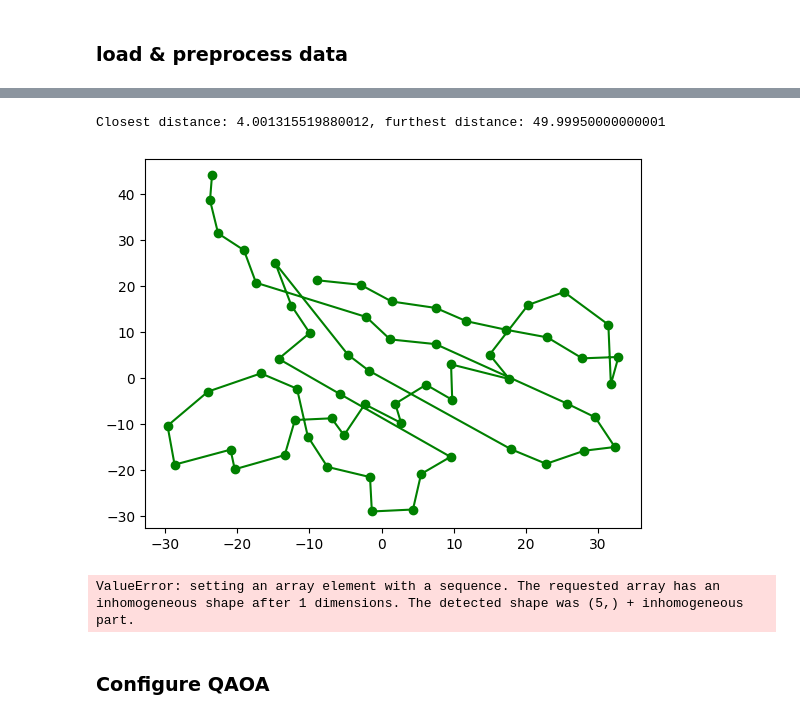
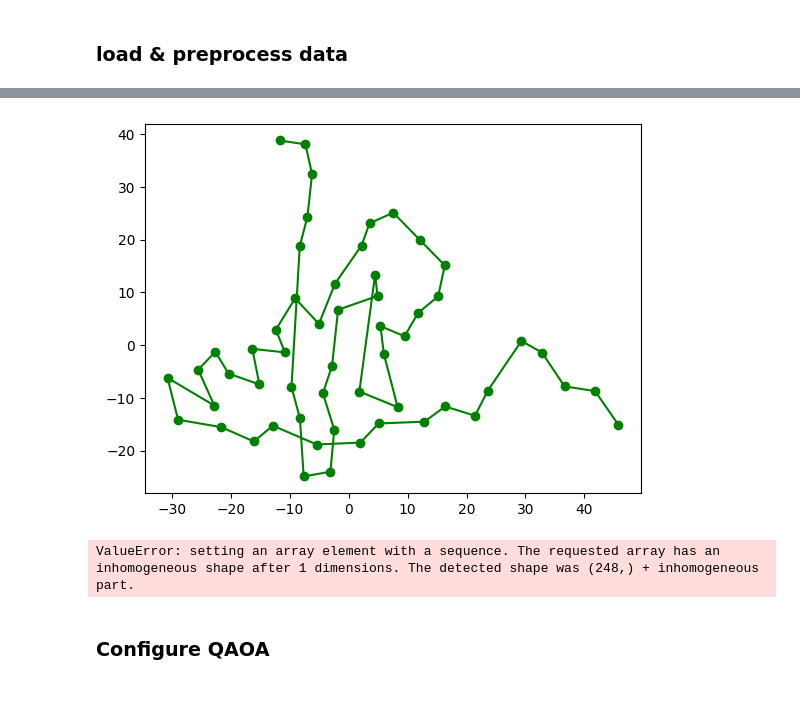
Before and after one commit to iljapavlov/EPIQEK, a Jupyter notebook: qaoa.ipynb, the cells around one changed output, grey strips where cells are left out. Cells and saved outputs as stored; diff of their text form; code cells hidden in the pictures.

```diff
--- a/qaoa.ipynb
+++ b/qaoa.ipynb
@@ -278,15 +262,38 @@ Closest distance: 0.5987573432715014, furthest d
+# %%
+import pickle
+
+def save_object(obj, file_path):
+    try:
+        with open(file_path, 'wb') as file:
+            pickle.dump(obj, file)
+        print(f"Object saved to {file_path}")
+    except Exception as e:
+        print(f"Error while saving the object: {str(e)}")
+
+def load_object(file_path):
+    try:
+        with open(file_path, 'rb') as file:
+            loaded_object = pickle.load(file)
+        return loaded_object
+    except Exception as e:
+        print(f"Error while loading the object: {str(e)}")
+        return None
+
+# save_object({'D1':D1,'D0':D0}, 'proteins.pkl')
+obj = load_object('proteins.pkl')
+D0,D1 = obj['D0'],obj['D1']
 # %%
 def plot_points(d):
     x = [el[0] for el in d]
     y = [el[1] for el in d]
     plt.plot(x,y, '-go')
     plt.show()
 
-coords_are_ok(D1[3])
-plot_points(D1[3])
+index = 26
+coords_are_ok(D1[index])
+plot_points(D1[index])
 # %% [output]
-Closest distance: 4.001315519880012, furthest distance: 49.99950000000001
-[figure, old version]
+[figure, new version]
 # %%
 # Create graphs (not necessary to run)!
 
@@ -310,7 +317,7 @@ for gcoords,label in zip(np.concatenate((D0,D1)),labels):
     else:
         G1.append(G)
 # %% [output]
-ValueError: setting an array element with a sequence. The requested array has an inhomogeneous shape after 1 dimensions. The detected shape was (5,) + inhomogeneous part.
+ValueError: setting an array element with a sequence. The requested array has an inhomogeneous shape after 1 dimensions. The detected shape was (248,) + inhomogeneous part.
 # %% [markdown]
 ### Configure QAOA
 # %%
```
Also changed, not shown: parts of 8 cells of this notebook, 1 other file.
